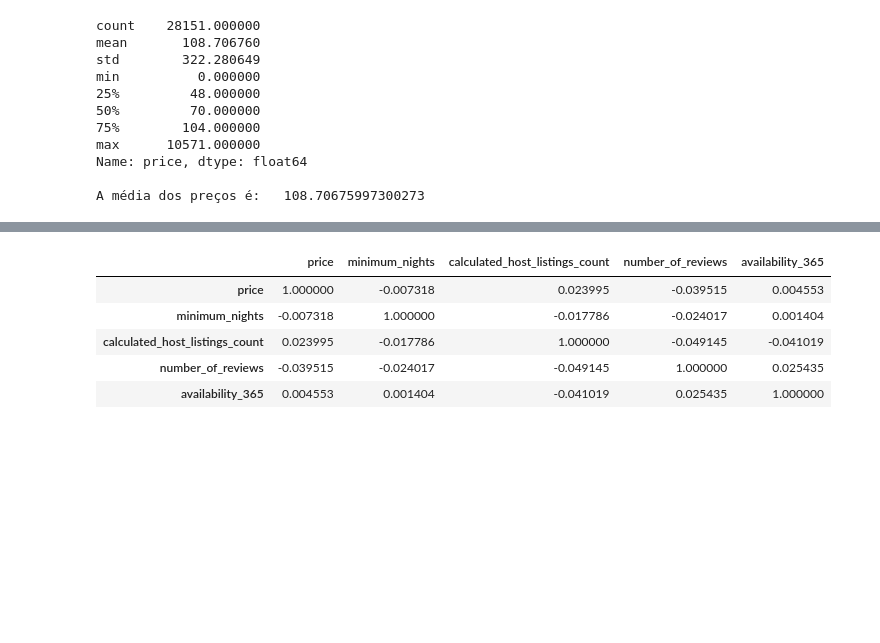
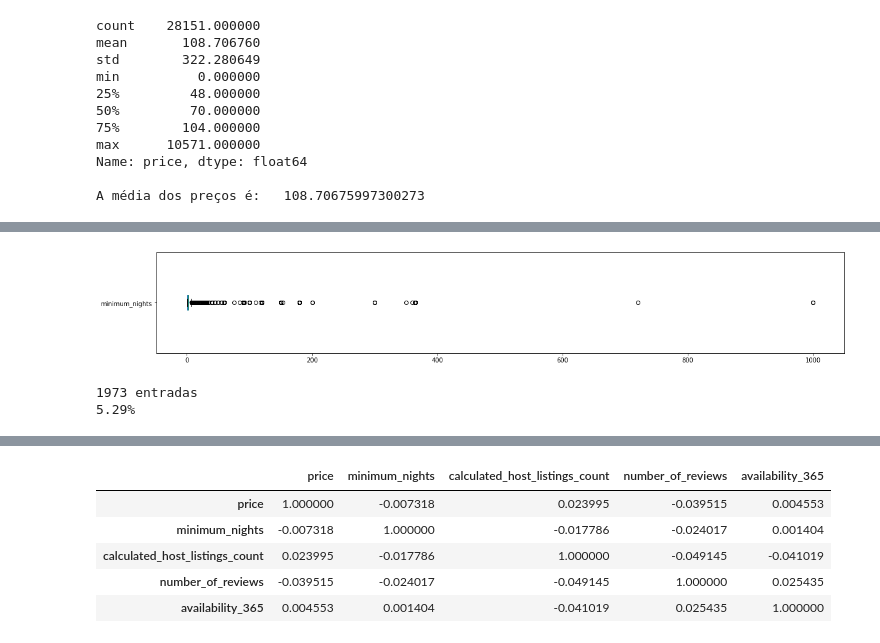
Before and after one commit to matheusbuniotto/portfolio, a Jupyter notebook: Analisando_os_Dados_do_Airbnb_Roma.ipynb, the cells around one changed output, grey strips where cells are left out. Cells and saved outputs as stored; diff of their text form; code cells hidden in the pictures; blank space fills up the shorter version.

```diff
--- a/Analisando_os_Dados_do_Airbnb_Roma.ipynb
+++ b/Analisando_os_Dados_do_Airbnb_Roma.ipynb
@@ -192,0 +244,13 @@ A média dos preços é:   108.70675997300273
+# %%
+#decteção de outliers
+df.minimum_nights.plot(kind='box', vert=False, figsize=(20, 3),)
+plt.show()
+
+#verificar quantidade de minimun-nights acima ou igual a `y`
+y = 5
+print("{} entradas".format(len(df[df.minimum_nights >= y])))
+print('{:.2f}%'.format((len(df[df.minimum_nights > y]) / df.shape[0])*100))
+# %% [output]
+[figure, added]
+1973 entradas
+5.29%
```
Also changed, not shown: parts of 50 cells of this notebook.
